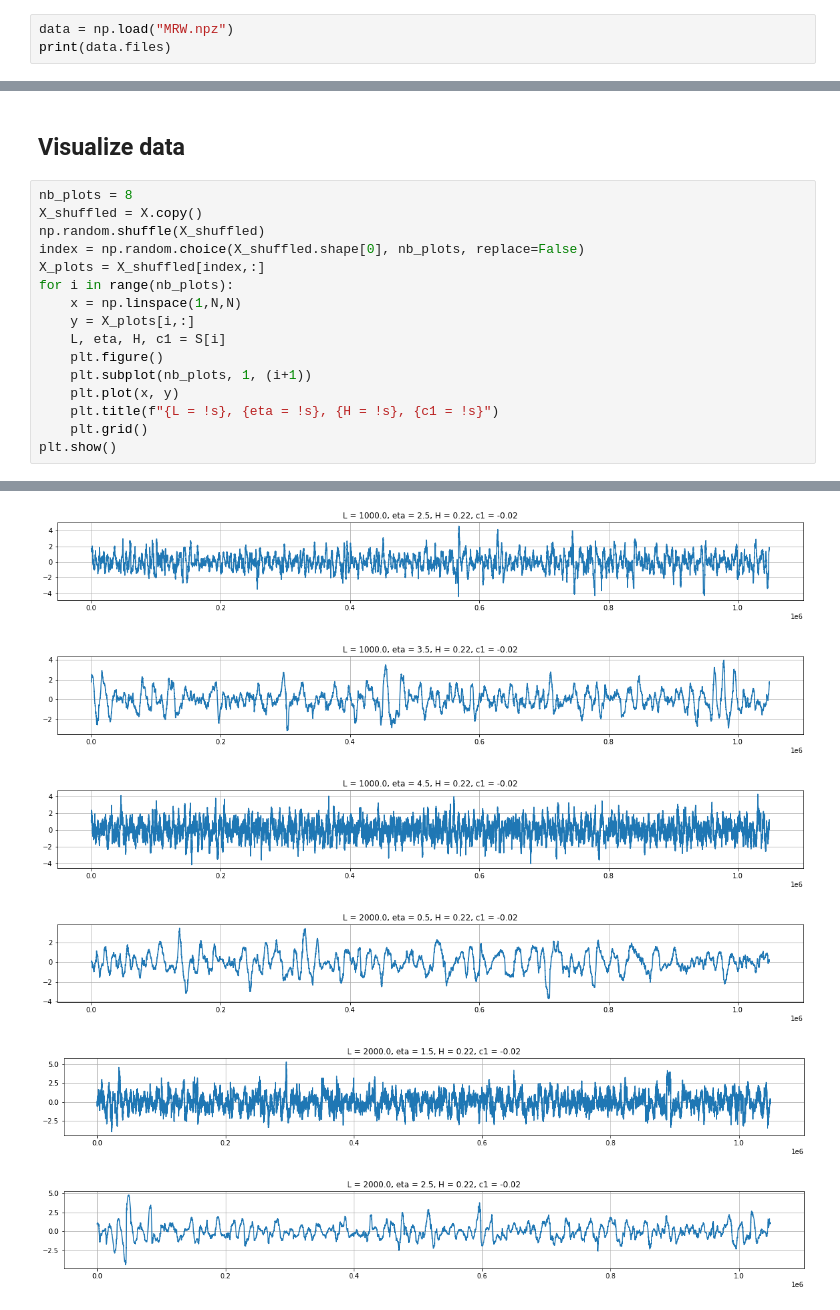
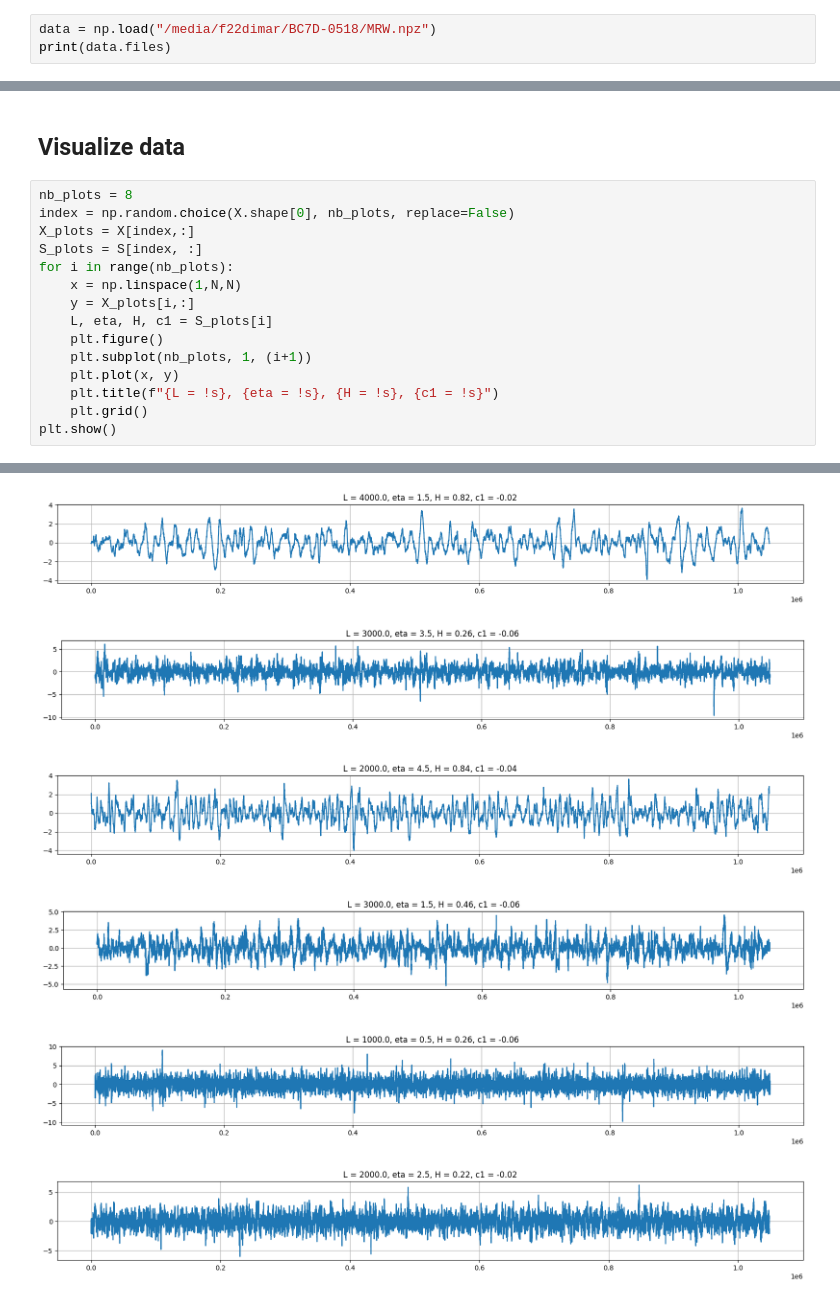
Before and after one commit to LucRobey/TurbNNGen, a Jupyter notebook: MRW.ipynb, the cells around one changed output, grey strips where cells are left out. Saved outputs shown, nothing was run; the diff lists cells and outputs as text.

Commit message:
fix: MRW notebook plots

```diff
--- a/MRW.ipynb
+++ b/MRW.ipynb
@@ -11,7 +11,7 @@ plt.rcParams["figure.figsize"] = (20,20)
 # %% [markdown]
 ## Load data
 # %%
-data = np.load("MRW.npz")
+data = np.load("/media/f22dimar/BC7D-0518/MRW.npz")
 print(data.files)
 # %% [output]
 ['X', 'S', 'S_LABELS', 'N', 'win']
@@ -103,14 +103,13 @@ In particular, there are more values of `H` than values of `c1_`, so some combin
 ## Visualize data
 # %%
 nb_plots = 8
-X_shuffled = X.copy()
-np.random.shuffle(X_shuffled)
-index = np.random.choice(X_shuffled.shape[0], nb_plots, replace=False)
-X_plots = X_shuffled[index,:]
+index = np.random.choice(X.shape[0], nb_plots, replace=False)
+X_plots = X[index,:]
+S_plots = S[index, :]
 for i in range(nb_plots):
     x = np.linspace(1,N,N)
     y = X_plots[i,:]
-    L, eta, H, c1 = S[i]
+    L, eta, H, c1 = S_plots[i]
     plt.figure()
     plt.subplot(nb_plots, 1, (i+1))
     plt.plot(x, y)
@@ -123,6 +122,6 @@ plt.show()
-[figure, old version]
+[figure, new version]
-[figure, old version]
+[figure, new version]
-[figure, old version]
+[figure, new version]
-[figure, old version]
+[figure, new version]
-[figure, old version]
+[figure, new version]
-[figure, old version]
+[figure, new version]
```
Also changed, not shown: parts of 1 cell of this notebook.
